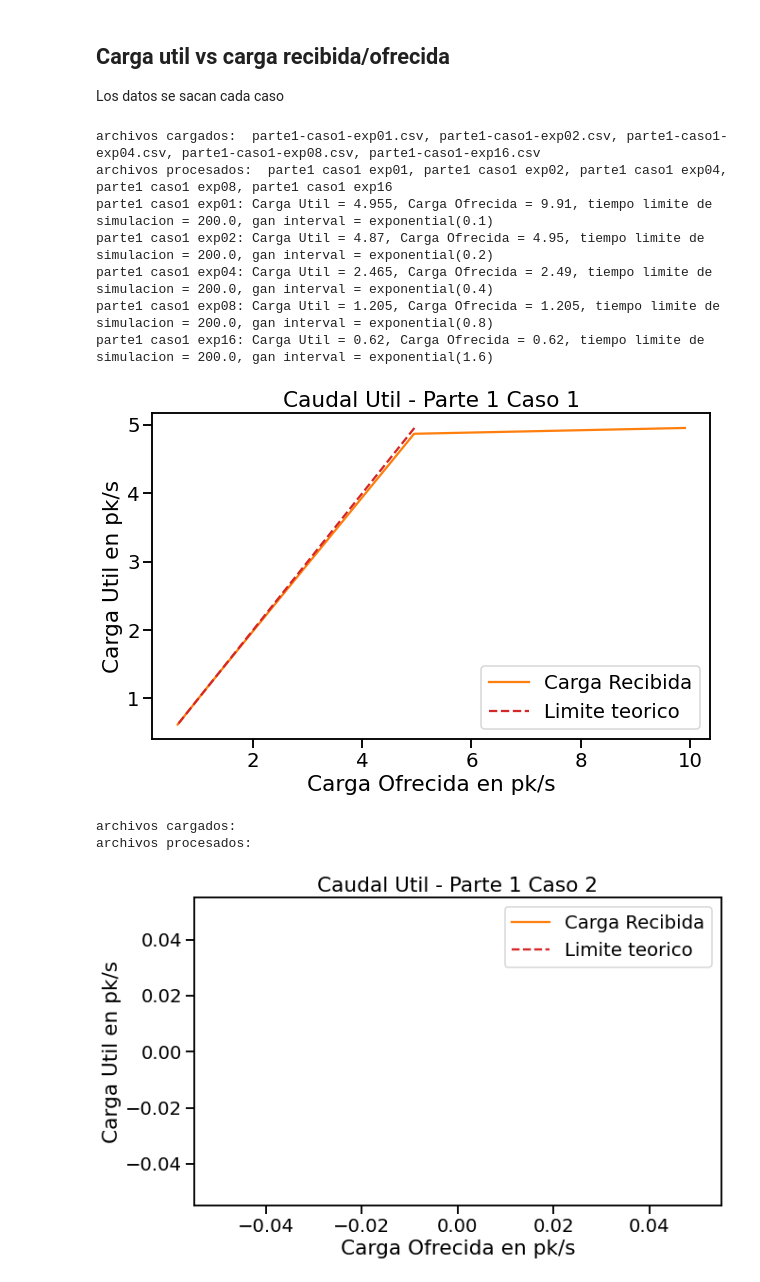
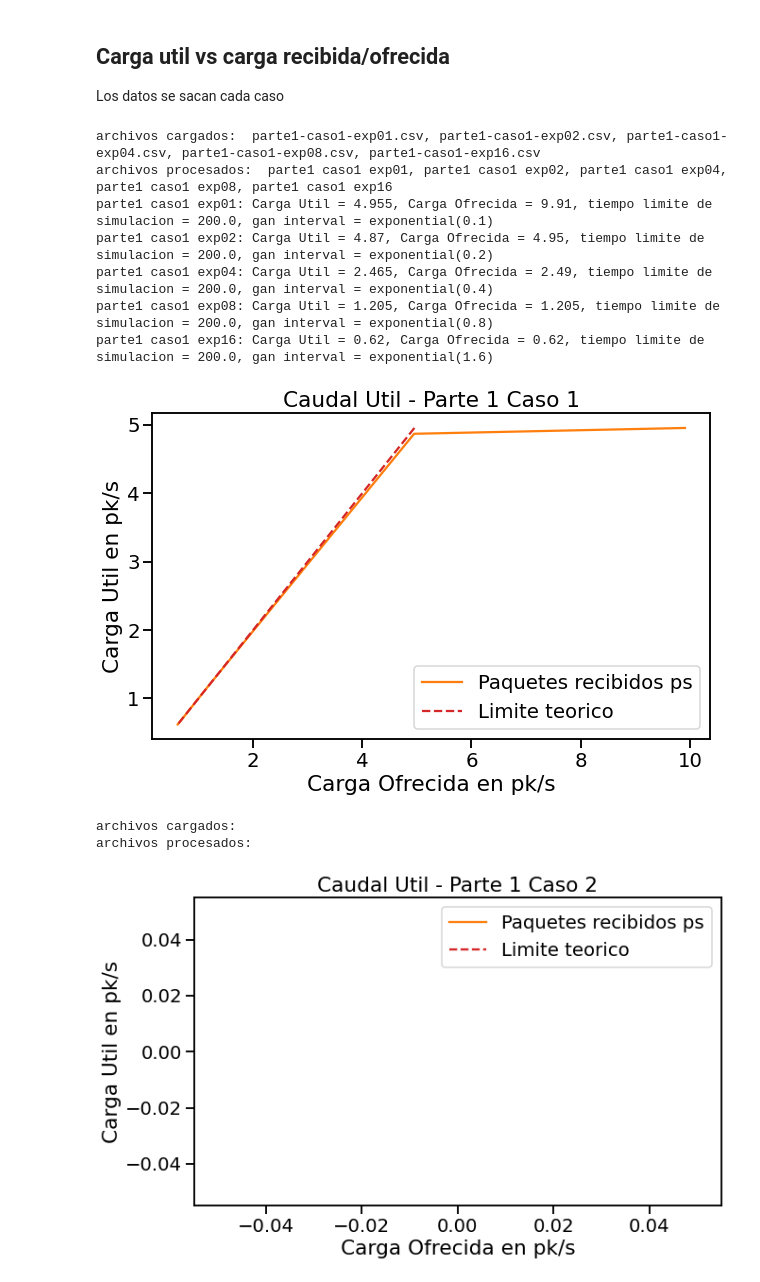
Before and after one commit to Kidmand/Redes-LAB-3, a Jupyter notebook: Notebook-results-part1.ipynb, the cells around one changed output. Drawn from its saved outputs; the diff is of its cells as text; code cells hidden in the pictures.

```diff
--- a/Notebook-results-part1.ipynb
+++ b/Notebook-results-part1.ipynb
@@ -314,35 +314,35 @@ for c in range(1,3):
         gen_interval = caso.loc[(caso['type'] == 'config') & (caso['attrname'] == 'Network.nodeTx.gen.generationInterval'), 'attrvalue'].tolist()
 
         # Eliminar el carácter 's' de la cadena
         sim_time_limit = sim_time_limit[0].replace('s', '')
         # Convertimos los valores a flotantes
         packets_gen = list(map(float,packets_gen[0].split()))
         packets_sink = list(map(float,packets_sink[0].split()))
         sim_time_limit = float(sim_time_limit)
         # Calculamos
         pks_gen_por_seg = packets_gen[len(packets_gen)-1] / sim_time_limit
         cOfrecida.append(pks_gen_por_seg)
         pks_sink_por_seg = packets_sink[len(packets_sink)-1] / sim_time_limit
         cUtil.append(pks_sink_por_seg)
         print("{}: Carga Util = {}, Carga Ofrecida = {}, tiempo limite de simulacion = {}, gan interval = {}".format(archivos_procesados[i], cUtil[i], cOfrecida[i], sim_time_limit,gen_interval[0]))
     # Graficamos el gráfico de líneas
     plt.figure(figsize=(10, 6))
-    plt.plot(cOfrecida, cUtil, color='tab:orange', label='Carga Recibida')
+    plt.plot(cOfrecida, cUtil, color='tab:orange', label='Paquetes recibidos ps')
     plt.plot(cUtil, cUtil, color='tab:red', label='Limite teorico', linestyle='--')
     plt.title('Caudal Util - {}'.format(directorio_procesado))
     plt.xlabel('Carga Ofrecida en pk/s')
     plt.ylabel('Carga Util en pk/s')
     plt.legend()
     plt.show()
 # %% [output]
 archivos cargados:  parte1-caso1-exp01.csv, parte1-caso1-exp02.csv, parte1-caso1-exp04.csv, parte1-caso1-exp08.csv, parte1-caso1-exp16.csv
 archivos procesados:  parte1 caso1 exp01, parte1 caso1 exp02, parte1 caso1 exp04, parte1 caso1 exp08, parte1 caso1 exp16
 parte1 caso1 exp01: Carga Util = 4.955, Carga Ofrecida = 9.91, tiempo limite de simulacion = 200.0, gan interval = exponential(0.1)
 parte1 caso1 exp02: Carga Util = 4.87, Carga Ofrecida = 4.95, tiempo limite de simulacion = 200.0, gan interval = exponential(0.2)
 parte1 caso1 exp04: Carga Util = 2.465, Carga Ofrecida = 2.49, tiempo limite de simulacion = 200.0, gan interval = exponential(0.4)
 parte1 caso1 exp08: Carga Util = 1.205, Carga Ofrecida = 1.205, tiempo limite de simulacion = 200.0, gan interval = exponential(0.8)
 parte1 caso1 exp16: Carga Util = 0.62, Carga Ofrecida = 0.62, tiempo limite de simulacion = 200.0, gan interval = exponential(1.6)
-[figure, old version]
+[figure, new version]
 archivos cargados:
 archivos procesados:
-[figure, old version]
+[figure, new version]
```
